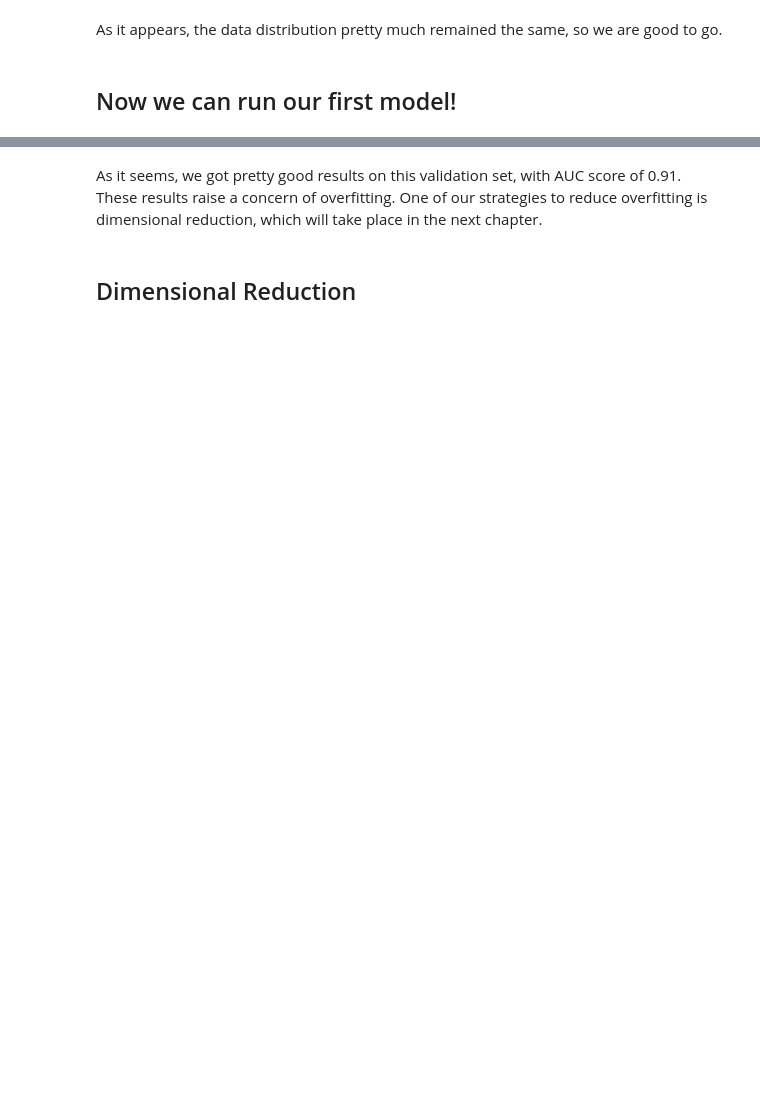
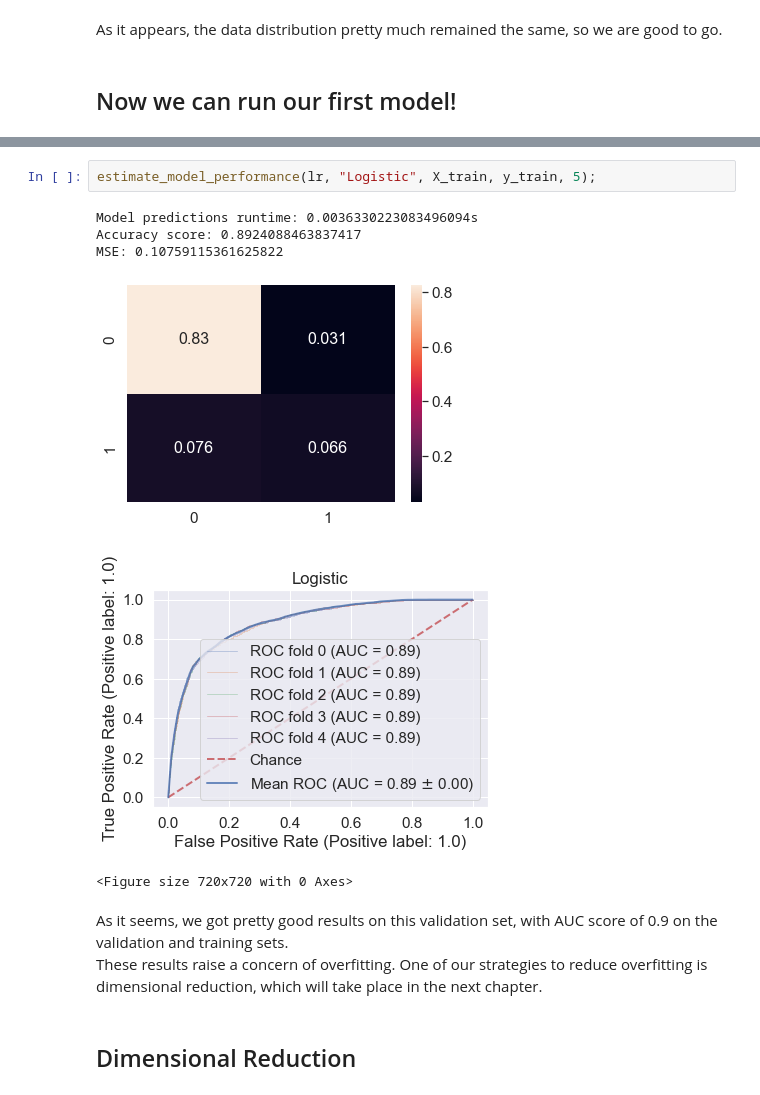
Before and after one commit to mikisegall/ml_final_project, a Jupyter notebook: master_notebook.ipynb, the cells around one changed output, grey strips where cells are left out. Drawn from its saved outputs; the diff is of its cells as text; blank space fills up the shorter version.

```diff
--- a/master_notebook.ipynb
+++ b/master_notebook.ipynb
@@ -377,6 +376,15 @@ MSE: 0.11177525403466826
 <Figure size 720x720 with 0 Axes>
+# %%
+estimate_model_performance(lr, "Logistic", X_train, y_train, 5);
+# %% [output]
+Model predictions runtime: 0.0036330223083496094s
+Accuracy score: 0.8924088463837417
+MSE: 0.10759115361625822
+[figure, added]
+[figure, added]
+<Figure size 720x720 with 0 Axes>
 # %% [markdown]
-As it seems, we got pretty good results on this validation set, with AUC score of 0.91. <br>
+As it seems, we got pretty good results on this validation set, with AUC score of 0.9 on the validation and training sets. <br>
 These results raise a concern of overfitting. One of our strategies to reduce overfitting is dimensional reduction, which will take place in the next chapter.
 # %% [markdown]
 ## Dimensional Reduction
```
Also changed, not shown: parts of 12 cells of this notebook, 1 other file.
